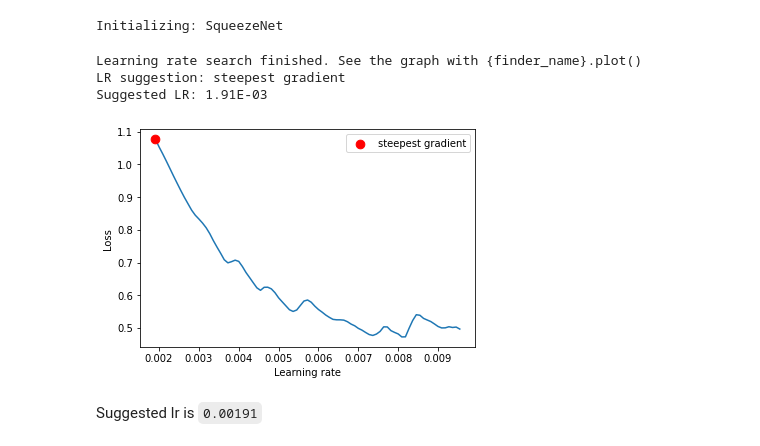
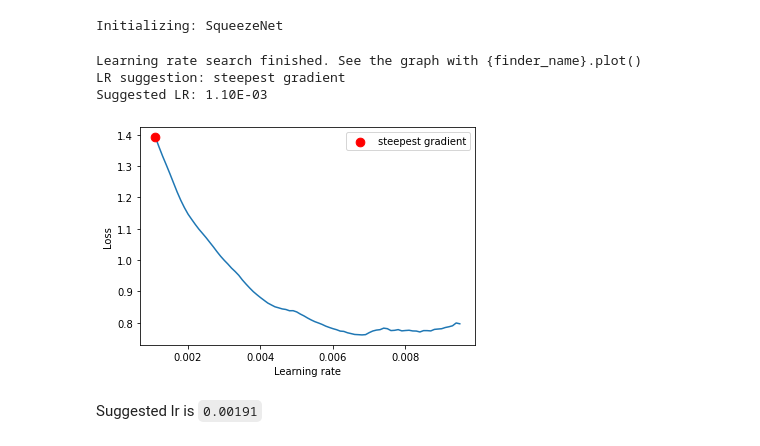
Before and after one commit to khalld/trashbin-classifier, a Jupyter notebook: 05-find-lr.ipynb, the cells around one changed output. Cells and saved outputs as stored; diff of their text form; code cells hidden in the pictures.

```diff
--- a/05-find-lr.ipynb
+++ b/05-find-lr.ipynb
@@ -210,22 +186,28 @@ Suggested lr is `0.002`
+# %%
+## da sostituire le var sotto
+optim_lr = 0.0001
+momentum = 0.99
+end_lr = 0.01
+num_iter = 100
 # %% [markdown]
 ### Finding best lr for squeezenet
 # %%
 squeezenet = init_model(creator=SqueezeNet_cc(), model_name='SqueezeNet', feature_extract=True, use_pretrained=True)
 squeezenet = squeezenet.ret_model()
 
-optimizer = optim.SGD(squeezenet.parameters(), lr=0.001, momentum=0.9)
+optimizer = optim.SGD(squeezenet.parameters(), lr=optim_lr, momentum=momentum)
 # %% [output]
 Initializing: SqueezeNet
 # %%
 lr_finder = LRFinder(squeezenet, optimizer, criterion)
-lr_finder.range_test(train_loader=dst.training_loader, val_loader=dst.validation_loader, end_lr=0.01, num_iter=100, step_mode="linear")
+lr_finder.range_test(train_loader=dst.training_loader, val_loader=dst.validation_loader, end_lr=end_lr, num_iter=num_iter, step_mode="linear")
 lr_finder.plot(log_lr=False)
 lr_finder.reset()
 # %% [output]
 Learning rate search finished. See the graph with {finder_name}.plot()
 LR suggestion: steepest gradient
-Suggested LR: 1.91E-03
+Suggested LR: 1.10E-03
-[figure, old version]
+[figure, new version]
 # %% [markdown]
 Suggested lr is `0.00191`
 # %% [markdown]
```
Also changed, not shown: parts of 7 cells of this notebook, 5 other files.
